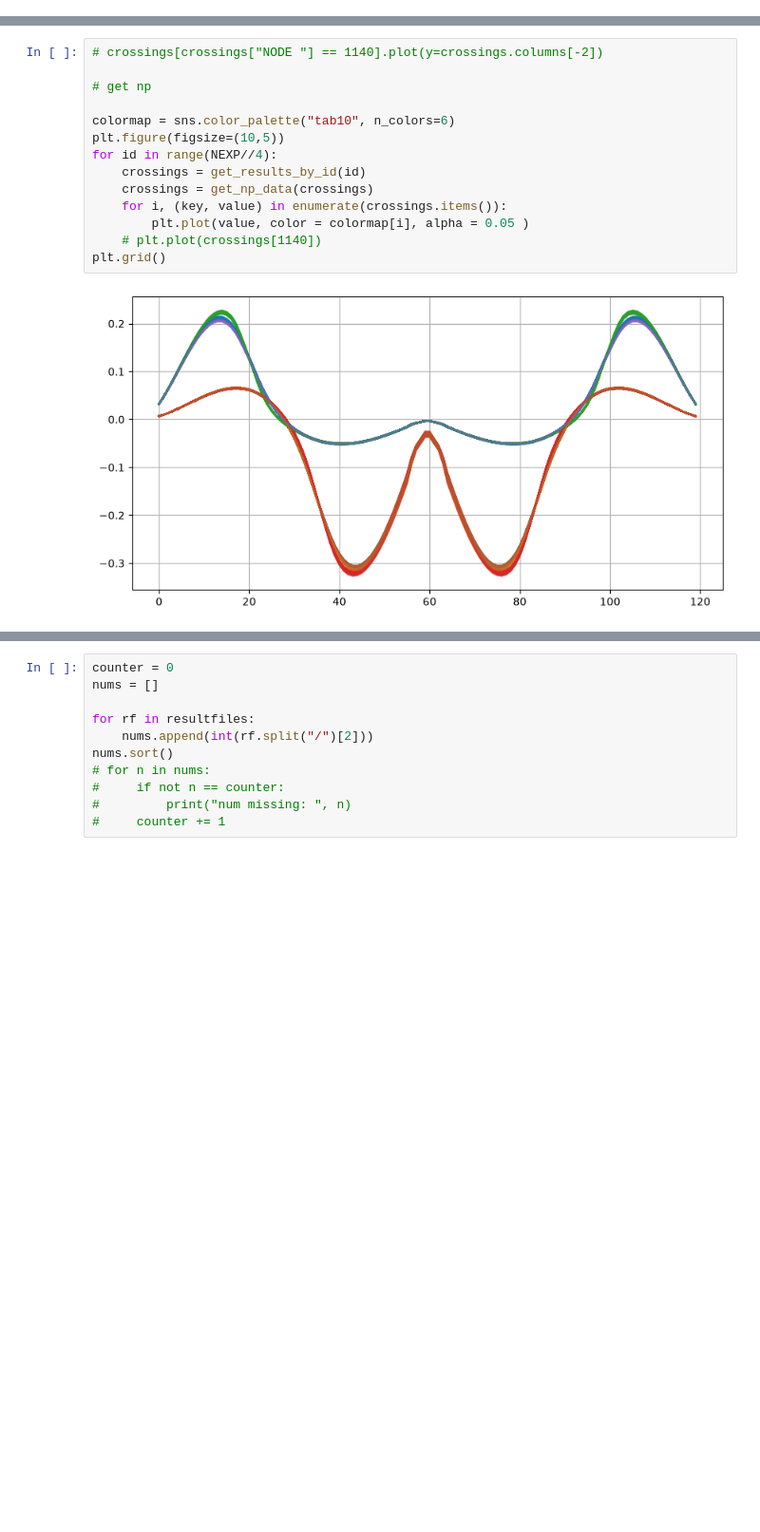
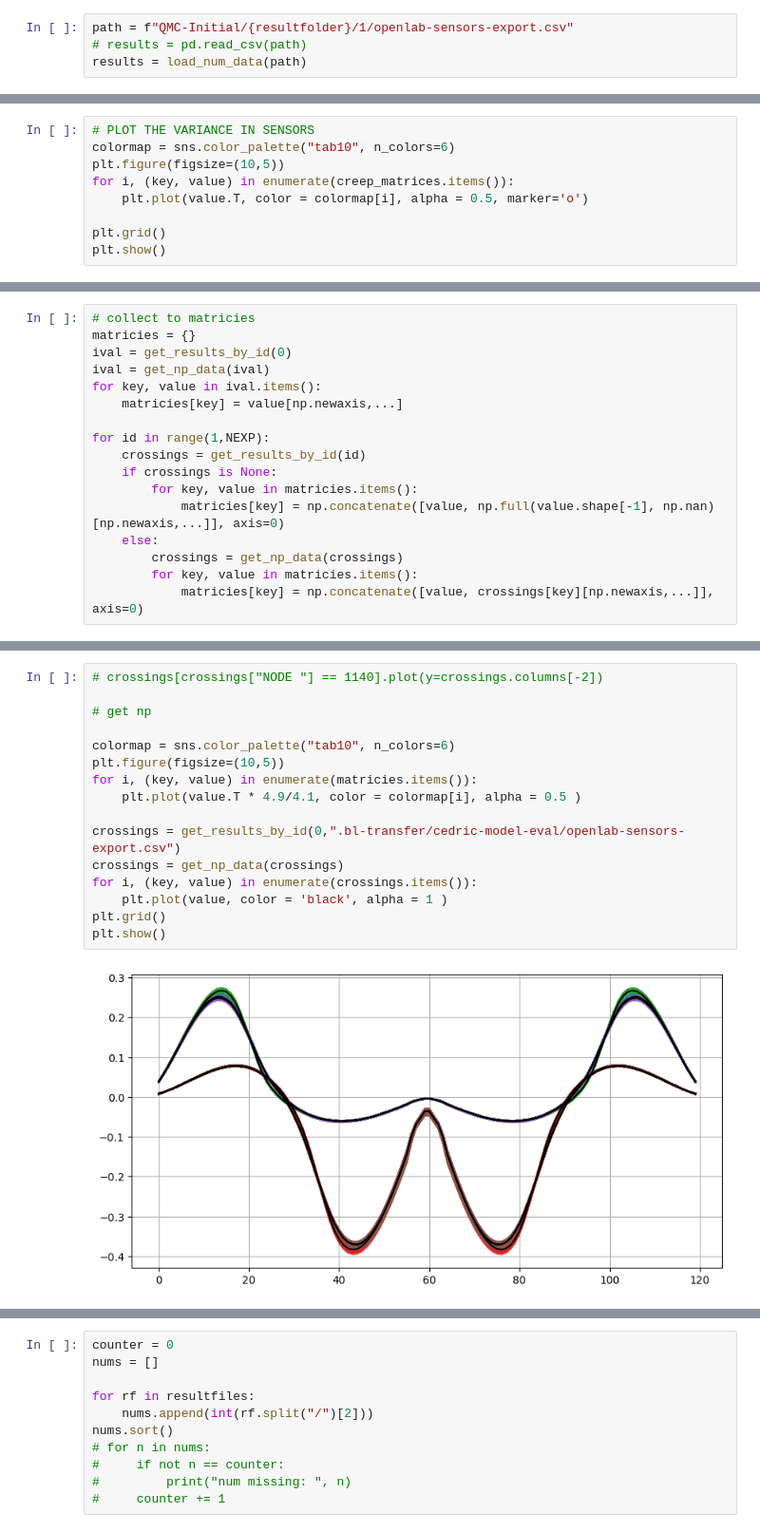
Before and after one commit to DavidSilhanek/TUD, a Jupyter notebook: postprocess_qmc_collect.ipynb, the cells around one changed output, grey strips where cells are left out. Shown at 95% size. Cells and saved outputs as stored; diff of their text form; blank space fills up the shorter version.

Commit message:
commit before model reparametrization

```diff
--- a/postprocess_qmc_collect.ipynb
+++ b/postprocess_qmc_collect.ipynb
@@ -8,0 +121,4 @@ import seaborn as sns
+# %%
+path = f"QMC-Initial/{resultfolder}/1/openlab-sensors-export.csv"
+# results = pd.read_csv(path)
+results = load_num_data(path)
@@ -8,0 +256,9 @@ import seaborn as sns
+# %%
+# PLOT THE VARIANCE IN SENSORS
+colormap = sns.color_palette("tab10", n_colors=6)
+plt.figure(figsize=(10,5))
+for i, (key, value) in enumerate(creep_matrices.items()):
+    plt.plot(value.T, color = colormap[i], alpha = 0.5, marker='o')
+
+plt.grid()
+plt.show()
@@ -36,0 +301,17 @@ def get_np_data(df: pd.DataFrame):
+# %%
+# collect to matricies
+matricies = {}
+ival = get_results_by_id(0)
+ival = get_np_data(ival)
+for key, value in ival.items():
+    matricies[key] = value[np.newaxis,...]
+
+for id in range(1,NEXP):
+    crossings = get_results_by_id(id)
+    if crossings is None:
+        for key, value in matricies.items():
+            matricies[key] = np.concatenate([value, np.full(value.shape[-1], np.nan)[np.newaxis,...]], axis=0)
+    else:
+        crossings = get_np_data(crossings)
+        for key, value in matricies.items():
+            matricies[key] = np.concatenate([value, crossings[key][np.newaxis,...]], axis=0)
@@ -37,16 +341,18 @@ def get_np_data(df: pd.DataFrame):
 # %%
 # crossings[crossings["NODE "] == 1140].plot(y=crossings.columns[-2])
 
 # get np
 
 colormap = sns.color_palette("tab10", n_colors=6)
 plt.figure(figsize=(10,5))
-for id in range(NEXP//4):
-    crossings = get_results_by_id(id)
-    crossings = get_np_data(crossings)
-    for i, (key, value) in enumerate(crossings.items()):
-        plt.plot(value, color = colormap[i], alpha = 0.05 )
-    # plt.plot(crossings[1140])
+for i, (key, value) in enumerate(matricies.items()):
+    plt.plot(value.T * 4.9/4.1, color = colormap[i], alpha = 0.5 )
+
+crossings = get_results_by_id(0,".bl-transfer/cedric-model-eval/openlab-sensors-export.csv")
+crossings = get_np_data(crossings)
+for i, (key, value) in enumerate(crossings.items()):
+    plt.plot(value, color = 'black', alpha = 1 )
 plt.grid()
+plt.show()
 # %% [output]
-[figure, old version]
+[figure, new version]
```
Also changed, not shown: parts of 17 cells of this notebook, 6 other files.
